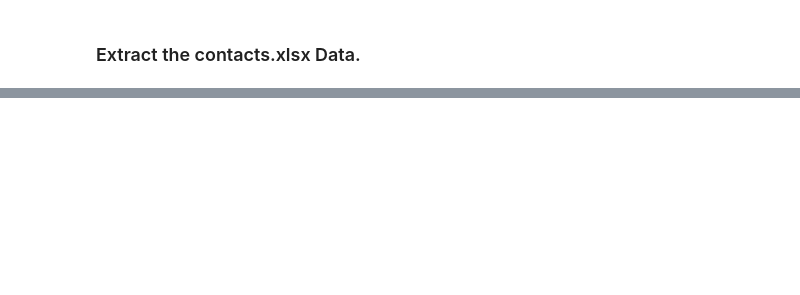
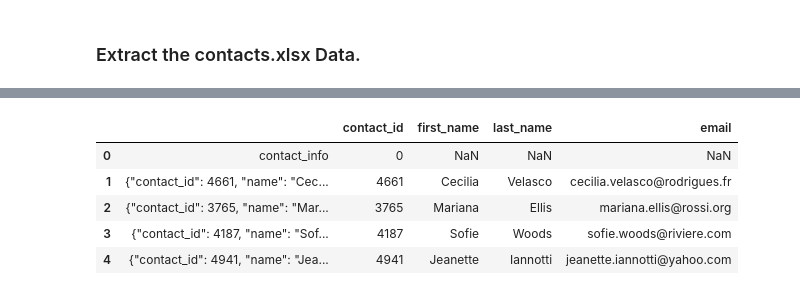
Before and after one commit to CRFitzgerald/Crowdfunding_ETL, a Jupyter notebook: ETL_Mini_Project_Starter_Code_CFitzgerald.ipynb, the cells around one changed output, grey strips where cells are left out. Cells and saved outputs as stored; diff of their text form; code cells hidden in the pictures; blank space fills up the shorter version.

Commit message:
contacts csv using regex

```diff
--- a/ETL_Mini_Project_Starter_Code_CFitzgerald.ipynb
+++ b/ETL_Mini_Project_Starter_Code_CFitzgerald.ipynb
@@ -312,0 +324,5 @@ print(dict_values)
+# %%
+# Convert the "contact_id" column to an int64 data type.
+contact_info_df_copy["contact_id"] = pd.to_numeric(contact_info_df_copy["contact_id"], errors='ignore')
+
+contact_info_df_copy.dtypes
@@ -312,0 +333,6 @@ print(dict_values)
+# %%
+# It converted to float instead of int64 due to NaN value. Replacing NaN with digit 0 to convert to int64.
+contact_info_df_copy["contact_id"] = contact_info_df_copy["contact_id"].replace(np.nan,'0', regex=True)
+contact_info_df_copy["contact_id"] = contact_info_df_copy["contact_id"].astype(int)
+
+contact_info_df_copy.head()
@@ -312,0 +353,4 @@ print(dict_values)
+# %%
+# Extract the first name of the contact and add it to a new column.
+contact_info_df_copy["first_name"] = contact_info_df_copy['   '].str.extract(r'([A-Z][a-z]+)')
+contact_info_df_copy.head()
@@ -312,0 +364,5 @@ print(dict_values)
+# %%
+# Extract the last name of the contact and add it to a new column.
+contact_info_df_copy["last_name"] = contact_info_df_copy['   '].str.extract(r'\s([A-Z][a-z]+)')
+
+contact_info_df_copy.head()
@@ -312,0 +376,13 @@ print(dict_values)
+# %%
+# Extract the email from the contacts and add the values to a new column.
+#p = '[0-9a-z-]+@[a-z]+\.(com|net|org)'
+contact_info_df_copy["email"] = contact_info_df_copy['   '].str.extract(r'([a-zA-Z0-9_.+-]+@[a-zA-Z0-9-]+\.[a-zA-Z0-9-.]+)')
+
+contact_info_df_copy.head()
+# %% [output]
+|  |  | contact_id | first_name | last_name | email |
+| 0 | contact_info | 0 | NaN | NaN | NaN |
+| 1 | {"contact_id": 4661, "name": "Cec... | 4661 | Cecilia | Velasco | cecilia.velasco@rodrigues.fr |
+| 2 | {"contact_id": 3765, "name": "Mar... | 3765 | Mariana | Ellis | mariana.ellis@rossi.org |
+| 3 | {"contact_id": 4187, "name": "Sof... | 4187 | Sofie | Woods | sofie.woods@riviere.com |
+| 4 | {"contact_id": 4941, "name": "Jea... | 4941 | Jeanette | Iannotti | jeanette.iannotti@yahoo.com |
```
Also changed, not shown: parts of 29 cells of this notebook, 1 other file.
